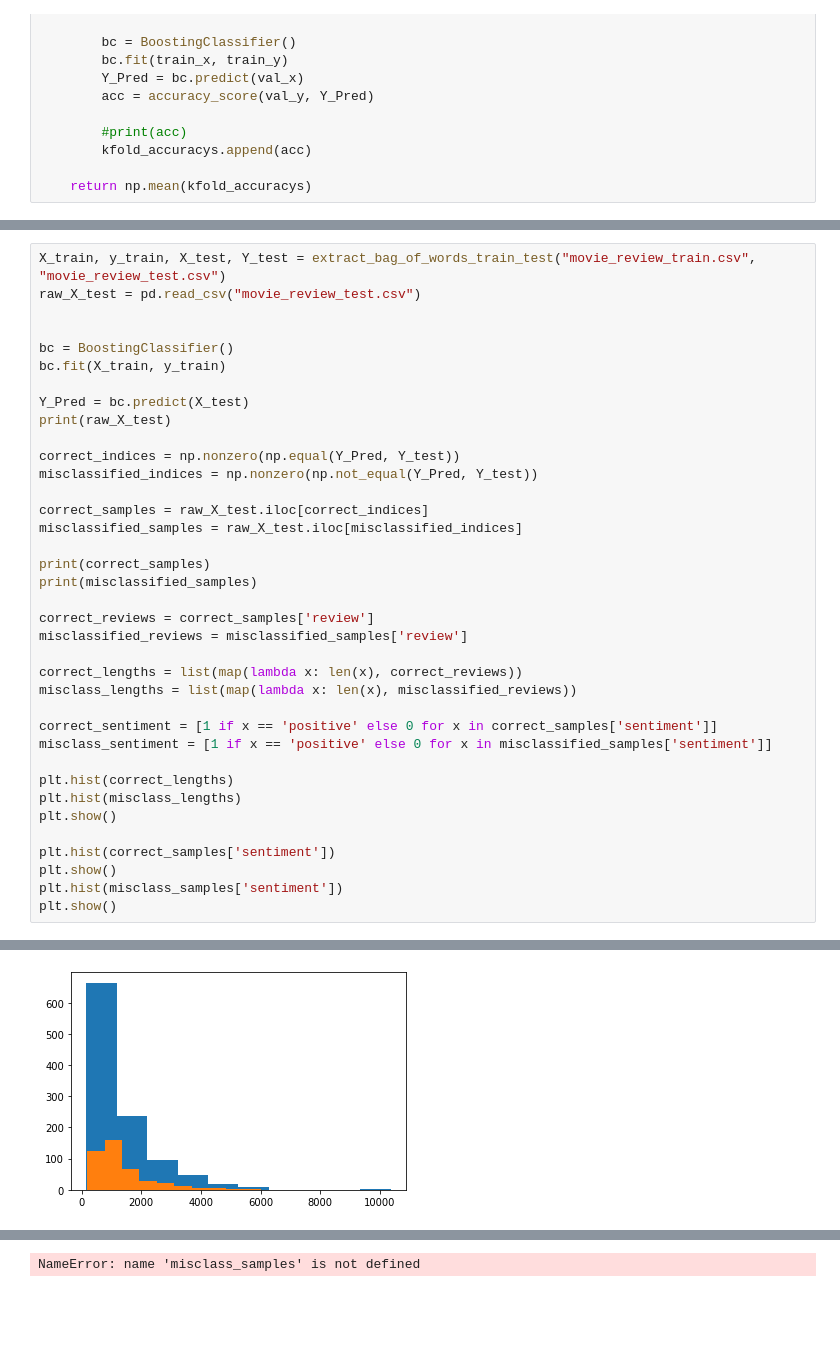
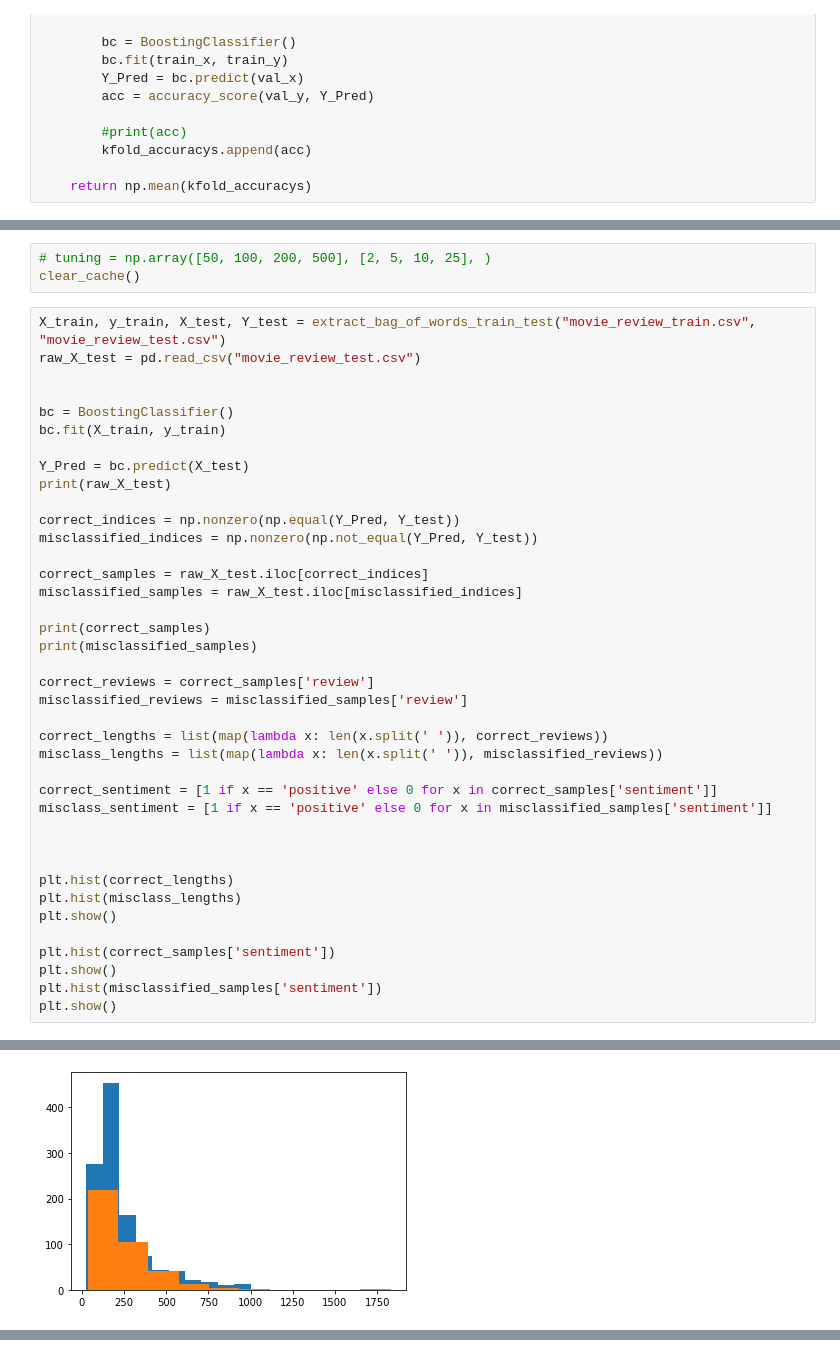
Before and after one commit to whattheforkbomb/CM50265, a Jupyter notebook: cw2/src/Coursework2.ipynb, the cells around one changed output, grey strips where cells are left out. Drawn from its saved outputs; the diff is of its cells as text; blank space fills up the shorter version.

```diff
--- a/cw2/src/Coursework2.ipynb
+++ b/cw2/src/Coursework2.ipynb
@@ -403,3 +476,6 @@ best_clf = grid_search(grid)
+# %%
+# tuning = np.array([50, 100, 200, 500], [2, 5, 10, 25], )
+clear_cache()
 # %%
 X_train, y_train, X_test, Y_test = extract_bag_of_words_train_test("movie_review_train.csv", "movie_review_test.csv")
 raw_X_test = pd.read_csv("movie_review_test.csv")
@@ -423,11 +499,13 @@ print(misclassified_samples)
 correct_reviews = correct_samples['review']
 misclassified_reviews = misclassified_samples['review']
 
-correct_lengths = list(map(lambda x: len(x), correct_reviews))
-misclass_lengths = list(map(lambda x: len(x), misclassified_reviews))
+correct_lengths = list(map(lambda x: len(x.split(' ')), correct_reviews))
+misclass_lengths = list(map(lambda x: len(x.split(' ')), misclassified_reviews))
 
 correct_sentiment = [1 if x == 'positive' else 0 for x in correct_samples['sentiment']]
 misclass_sentiment = [1 if x == 'positive' else 0 for x in misclassified_samples['sentiment']]
+
+
 
 plt.hist(correct_lengths)
 plt.hist(misclass_lengths)
@@ -435,7 +513,7 @@ plt.show()
 
 plt.hist(correct_samples['sentiment'])
 plt.show()
-plt.hist(misclass_samples['sentiment'])
+plt.hist(misclassified_samples['sentiment'])
 plt.show()
 # %% [output]
                                                  review sentiment  Unnamed: 2
@@ -458 +536 @@ plt.show()
-[figure, old version]
+[figure, new version]
@@ -460 +537,0 @@ plt.show()
-NameError: name 'misclass_samples' is not defined
```
Also changed, not shown: parts of 9 cells of this notebook, 1 other file.
